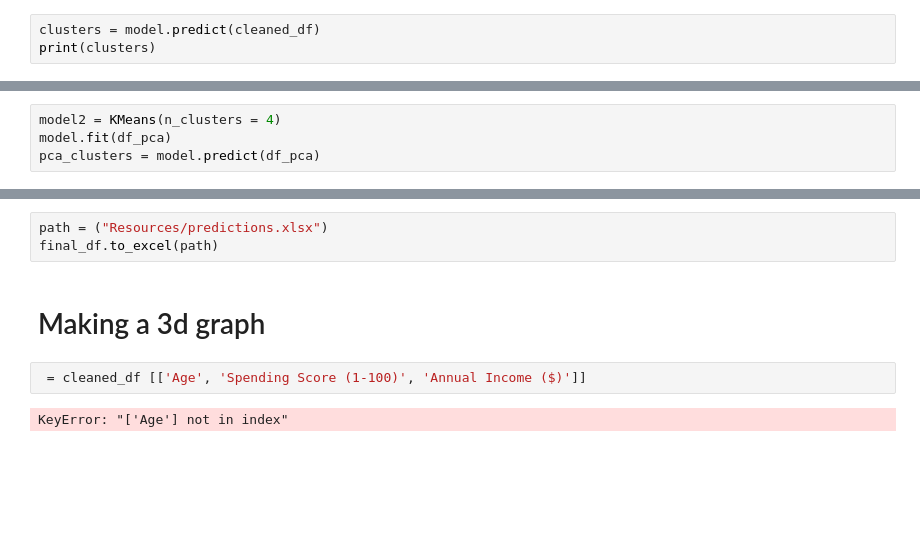
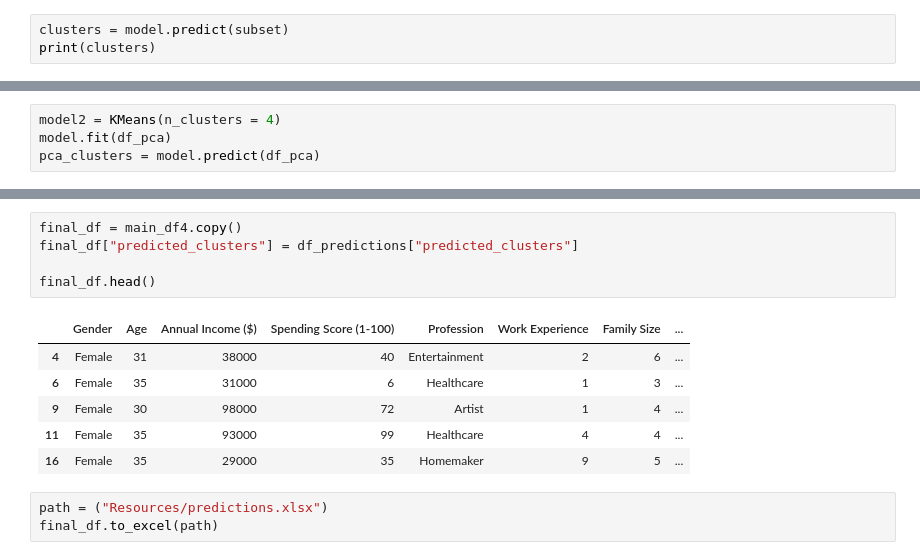
Before and after one commit to Kennatha/group2_project4, a Jupyter notebook: Consumer_Spending_model.ipynb, the cells around one changed output, grey strips where cells are left out. Saved outputs shown, nothing was run; the diff lists cells and outputs as text; blank space fills up the shorter version.

```diff
--- a/Consumer_Spending_model.ipynb
+++ b/Consumer_Spending_model.ipynb
@@ -238,6 +239,6 @@ model.fit(cleaned_df)
 # %% [output]
 KMeans(n_clusters=4)
 # %%
-clusters = model.predict(cleaned_df)
+clusters = model.predict(subset)
 print(clusters)
 # %% [output]
@@ -353,9 +335,15 @@ KeyError: "['Gender_Female' 'Gender_Male' 'Profession_Artist' 'Profession_Doctor
+# %%
+final_df = main_df4.copy()
+final_df["predicted_clusters"] = df_predictions["predicted_clusters"]
+
+final_df.head()
+# %% [output]
+|  | Gender | Age | Annual Income ($) | Spending Score (1-100) | Profession | Work Experience | Family Size | ... |
+| 4 | Female | 31 | 38000 | 40 | Entertainment | 2 | 6 | ... |
+| 6 | Female | 35 | 31000 | 6 | Healthcare | 1 | 3 | ... |
+| 9 | Female | 30 | 98000 | 72 | Artist | 1 | 4 | ... |
+| 11 | Female | 35 | 93000 | 99 | Healthcare | 4 | 4 | ... |
+| 16 | Female | 35 | 29000 | 35 | Homemaker | 9 | 5 | ... |
 # %%
 path = ("Resources/predictions.xlsx")
 final_df.to_excel(path)
-# %% [markdown]
-# Making a 3d graph
-# %%
- = cleaned_df [['Age', 'Spending Score (1-100)', 'Annual Income ($)']]
-# %% [output]
-KeyError: "['Age'] not in index"
```
Also changed, not shown: parts of 18 cells of this notebook, 1 other file.
